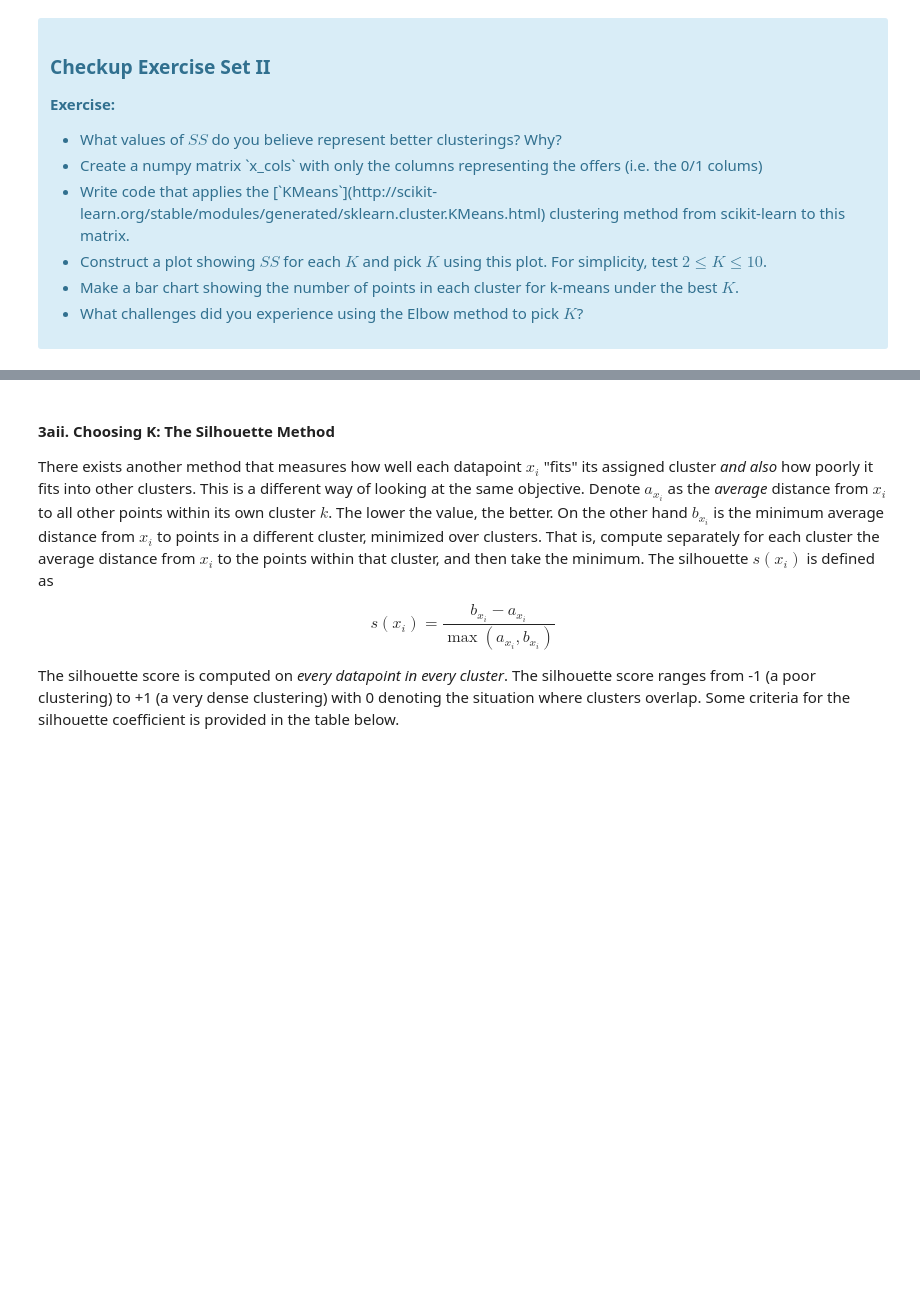
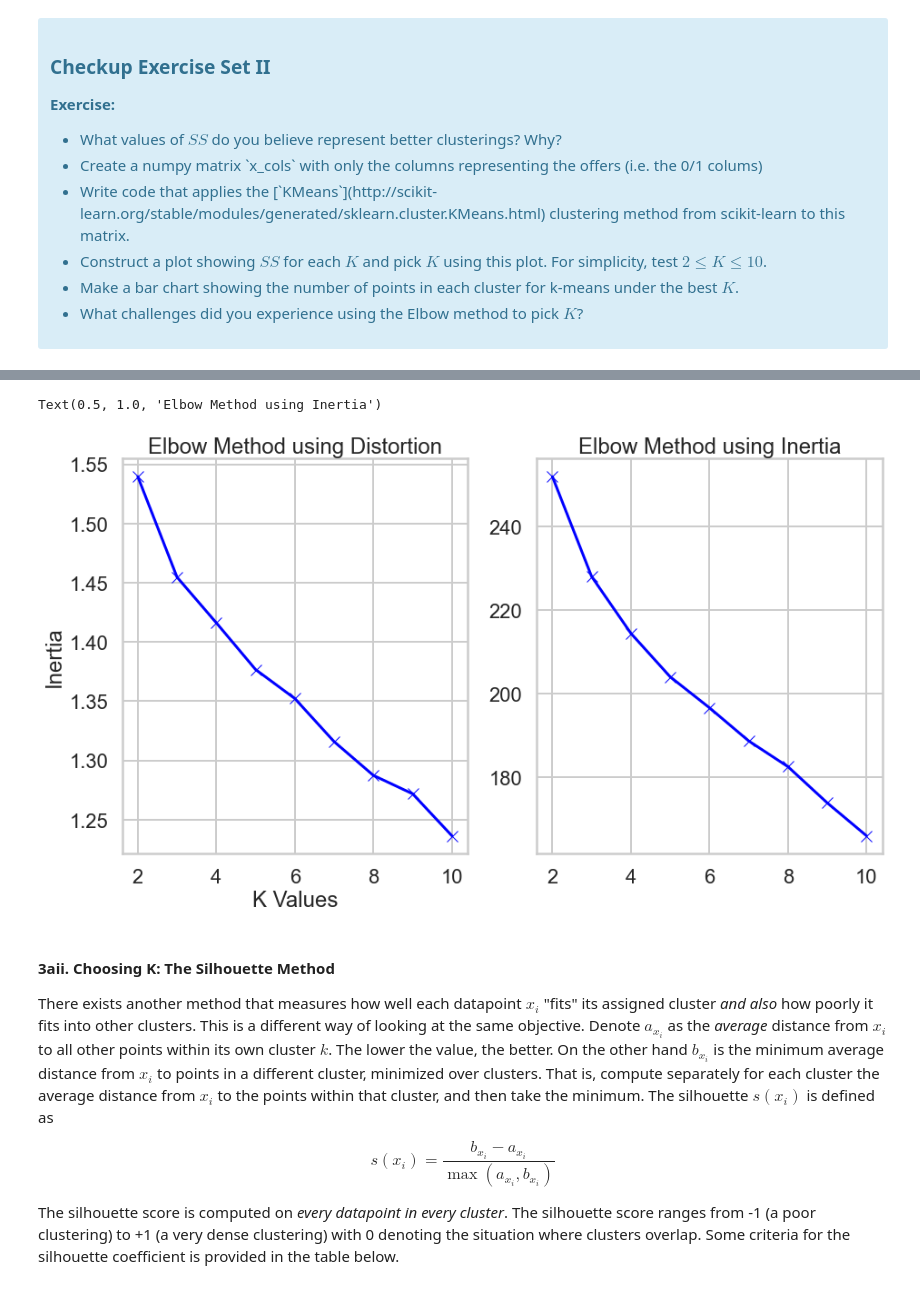
Before and after one commit to dna-witch/Springboard, a Jupyter notebook: Unsupervised Learning/Clustering Case Study - Customer Segmentation with K-Means - Tier 3.ipynb, the cells around one changed output, grey strips where cells are left out. Saved outputs shown, nothing was run; the diff lists cells and outputs as text; code cells hidden in the pictures; blank space fills up the shorter version.

```diff
--- a/Unsupervised Learning/Clustering Case Study - Customer Segmentation with K-Means - Tier 3.ipynb
+++ b/Unsupervised Learning/Clustering Case Study - Customer Segmentation with K-Means - Tier 3.ipynb
@@ -201,3 +203,38 @@ plt.show()
+# %%
+from scipy.spatial.distance import cdist # will use to calculate Euclidean distances
+
+# set up empty lists and dicts for the distortion and inertia values
+distortions = [] # avg of squared distances from cluster centers of clusters (Euclidean dist)
+inertias = [] # sum of squared distances of samples to closest cluster center
+
+# range of K values to test: 2 to 10
+K_range = range(2, 11)
+
+# build and fit KMeans model, iterate for each value of K to test
+for K in K_range:
+    model = KMeans(n_clusters=K).fit(X)
+    model.fit(X) # redundant?
+
+    distortions.append(sum(np.min(cdist(X, model.cluster_centers_, 'euclidean'), axis=1)) / X.shape[0])
+    inertias.append(model.inertia_)
+
+# reference: https://www.geeksforgeeks.org/elbow-method-for-optimal-value-of-k-in-kmeans/
+# %%
+# plot results of Elbow method using Distortion and Inertia (side-by-side)
+
+fig, (ax1, ax2) = plt.subplots(1, 2, figsize=(15, 8))
+ax1.plot(K_range, distortions, 'bx-')
+ax1.set(xlabel='K Values', ylabel='Distortion')
+ax1.set_title('Elbow Method using Distortion')
+
+ax2.plot(K_range, inertias, 'bx-')
+ax1.set(xlabel='K Values', ylabel='Inertia')
+ax2.set_title('Elbow Method using Inertia')
+
+# K=3, K=4, or K=5 look like good candidates
+# %% [output]
+Text(0.5, 1.0, 'Elbow Method using Inertia')
+[figure, added]
 # %% [markdown]
 #### 3aii. Choosing K: The Silhouette Method
 
```
Also changed, not shown: parts of 13 cells of this notebook.
